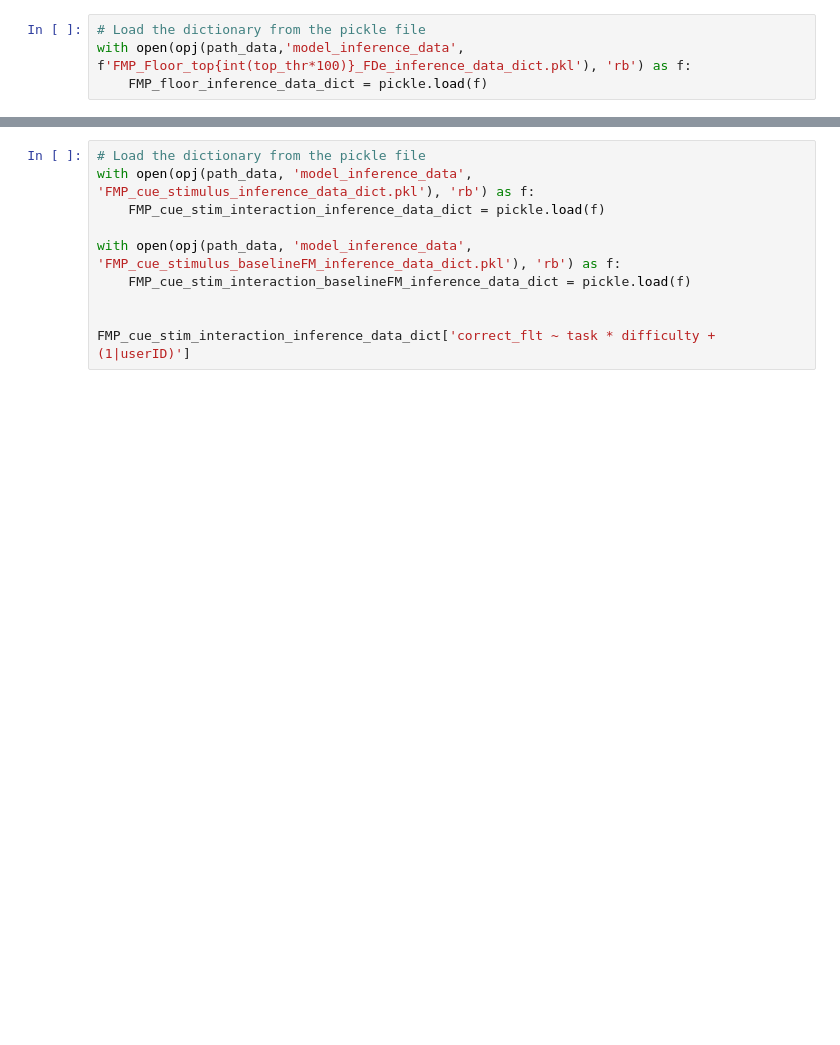
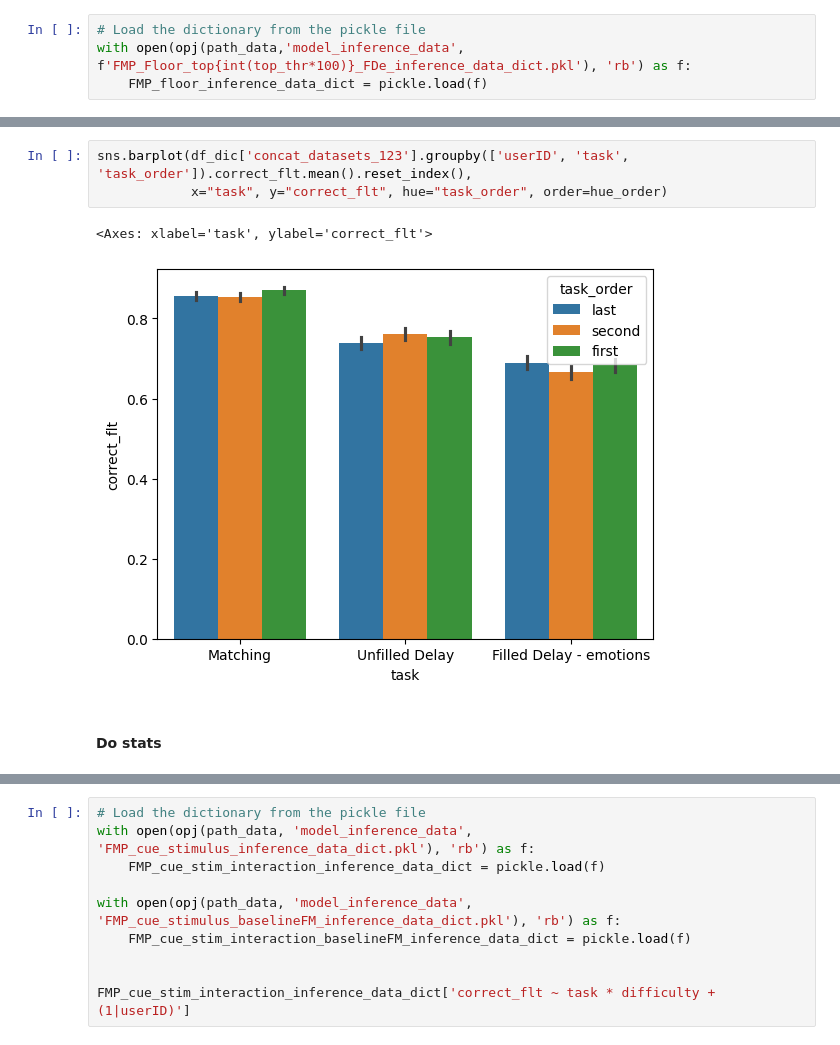
Before and after one commit to jankaWIS/FMP_paper, a Jupyter notebook: Figures/SI_Figures_FMP_paper_2024.ipynb, the cells around one changed output, grey strips where cells are left out. Saved outputs shown, nothing was run; the diff lists cells and outputs as text; blank space fills up the shorter version.

```diff
--- a/Figures/SI_Figures_FMP_paper_2024.ipynb
+++ b/Figures/SI_Figures_FMP_paper_2024.ipynb
@@ -847,0 +978,8 @@ Setting a gradient palette using color= is deprecated and will be removed in v0.
+# %%
+sns.barplot(df_dic['concat_datasets_123'].groupby(['userID', 'task', 'task_order']).correct_flt.mean().reset_index(),
+            x="task", y="correct_flt", hue="task_order", order=hue_order)
+# %% [output]
+<Axes: xlabel='task', ylabel='correct_flt'>
+[figure, added]
+# %% [markdown]
+#### Do stats
```
Also changed, not shown: parts of 31 cells of this notebook, 19 other files.
